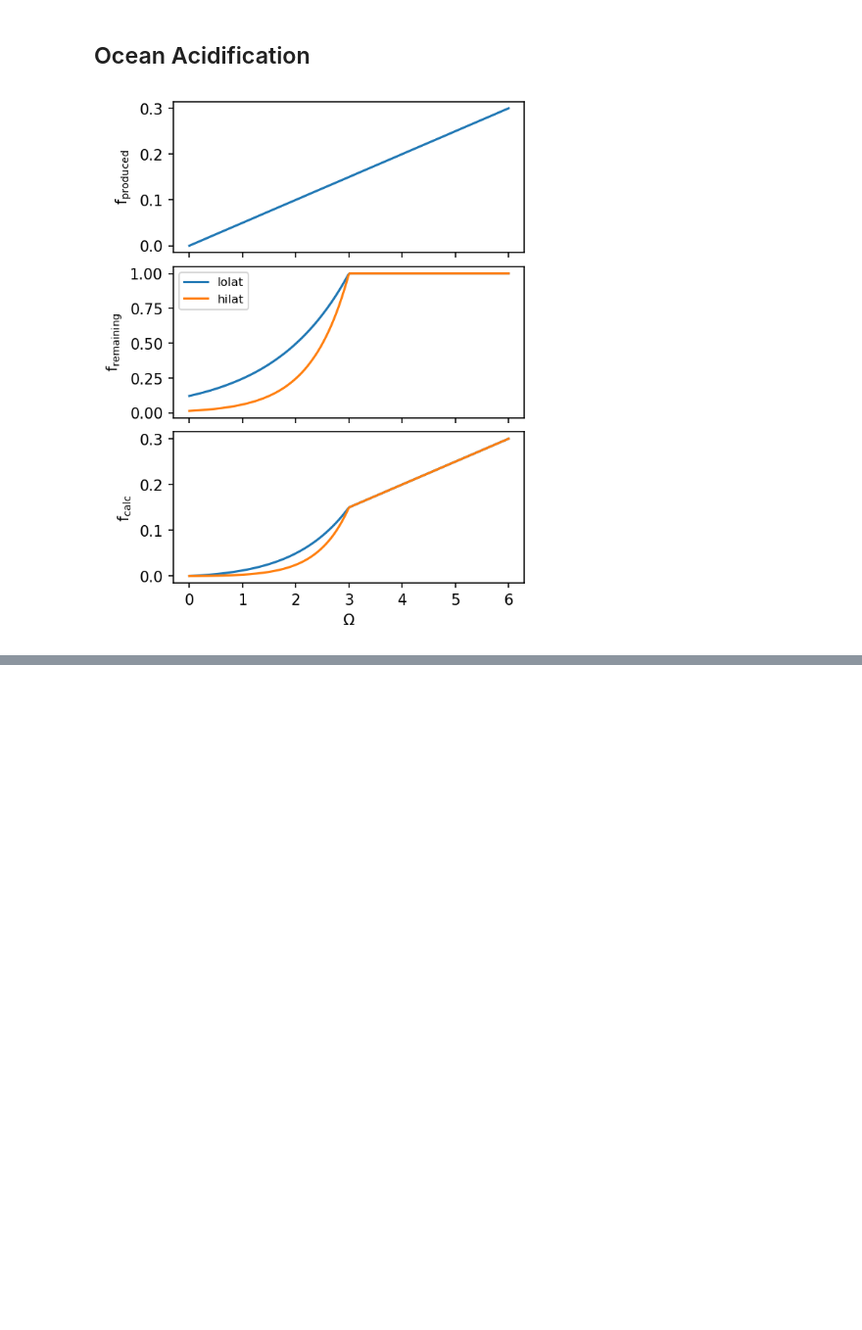
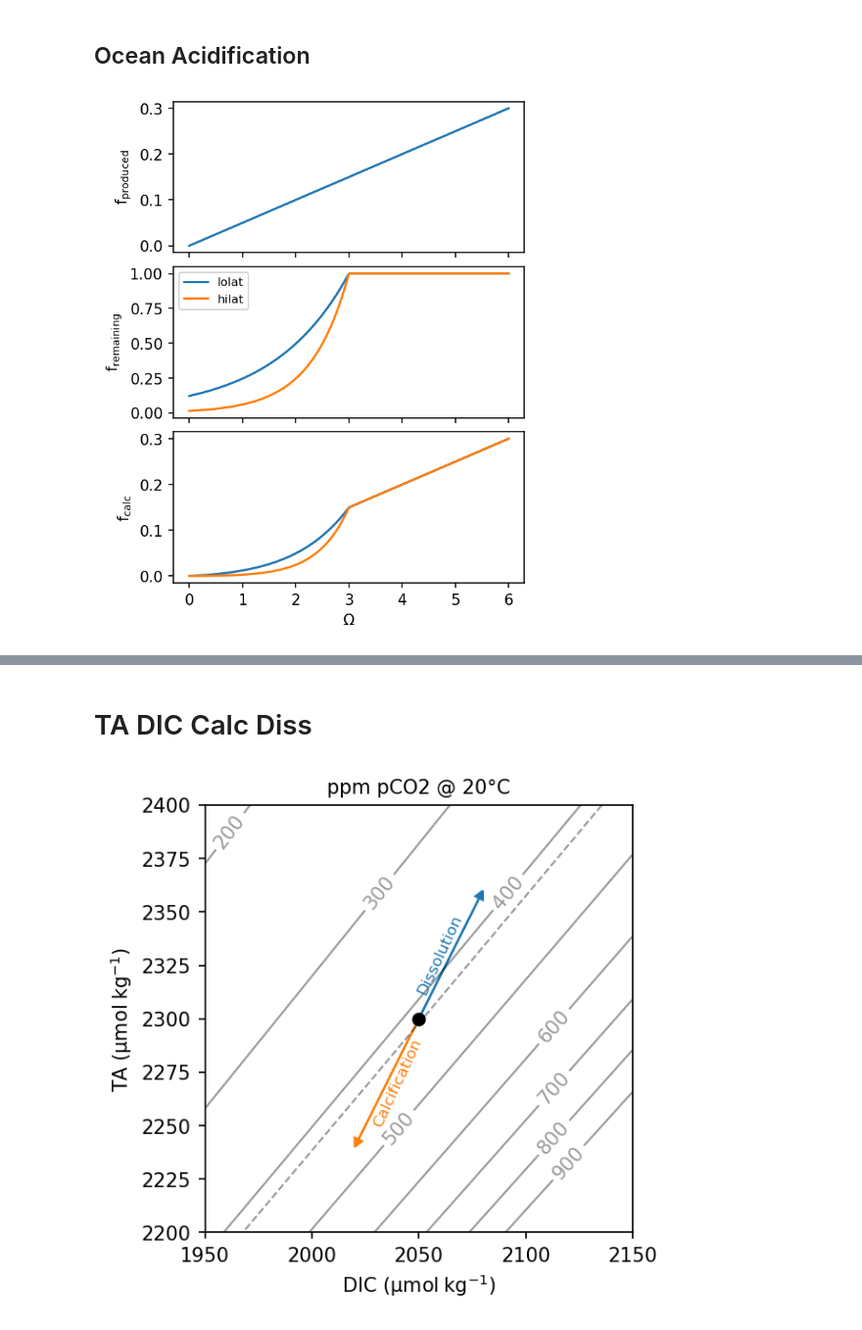
Before and after one commit to johnryantaylor/JRT_QES_Notes, a Jupyter notebook: book/06_oceancarbon/carbon_figs.ipynb, the cells around one changed output, grey strips where cells are left out. Shown at 98% size. Drawn from its saved outputs; the diff is of its cells as text; code cells hidden in the pictures; blank space fills up the shorter version.

```diff
--- a/book/06_oceancarbon/carbon_figs.ipynb
+++ b/book/06_oceancarbon/carbon_figs.ipynb
@@ -620,0 +656,42 @@ fig.savefig('figures/carbon-model-fcalc.png')
+# %% [markdown]
+# TA DIC Calc Diss
+# %%
+DIC = np.linspace(1950, 2150)
+TA = np.linspace(2200, 2400)
+
+dic, ta = np.meshgrid(DIC, TA)
+
+sw = cb.Csys(DIC=dic, TA=ta, T_in=20)
+
+pCO2_levels = np.array([200, 300, 400, 500, 600, 700, 800, 900])
+CO2_levels = sw.Ks.K0 * pCO2_levels
+
+fmt = {pco2: f'{pco2:.0f}' for pco2, co2 in zip(pCO2_levels, CO2_levels)}
+
+fig, ax = plt.subplots(figsize=(4,4), constrained_layout=True)
+
+cs = ax.contour(dic, ta, sw.pCO2, pCO2_levels, colors=[(0,0,0,0.4)], linestyles='-', linewidths=1)
+plt.clabel(cs, fmt=fmt)
+
+ax.contour(dic, ta, sw.pCO2, [420], colors=[(0,0,0,0.4)], linestyles='--', linewidths=1)
+
+ax.scatter(2050, 2300, zorder=2, color='k')
+dCO3 = 30
+
+ax.arrow(2050, 2300, -dCO3, -dCO3 * 2, head_width=4, head_length=4, fc='C1', ec='C1', lw=1, length_includes_head=True)
+ax.text(2050 - dCO3/2 + 5, 2300 - dCO3, 'Calcification', rotation=65, ha='center', va='center', fontsize=8, color='C1')
+
+ax.arrow(2050, 2300, dCO3, dCO3 * 2, head_width=4, head_length=4, fc='C0', ec='C0', lw=1, length_includes_head=True)
+ax.text(2050 + dCO3/2 - 5, 2300 + dCO3, 'Dissolution', rotation=65, ha='center', va='center', fontsize=8, color='C0')
+
+
+ax.set_xlabel('DIC ($\mu mol~kg^{-1}$)')
+ax.set_ylabel('TA ($\mu mol~kg^{-1}$)')
+
+ax.set_aspect(1)
+
+ax.set_title('ppm pCO2 @ 20°C', fontsize=10)
+
+fig.savefig('figures/carbon-DIC-TA-calc.3.png')
+# %% [output]
+[figure, added]
```
Also changed, not shown: parts of 3 cells of this notebook, 13 other files.
